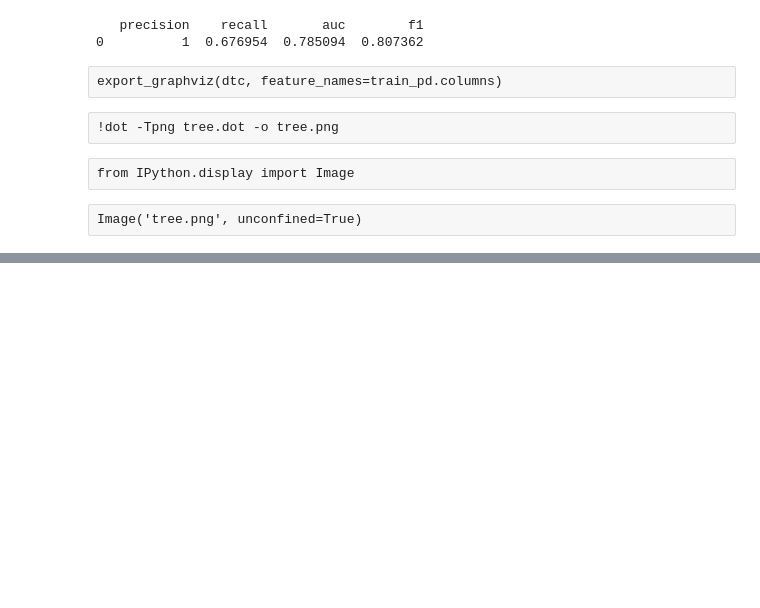
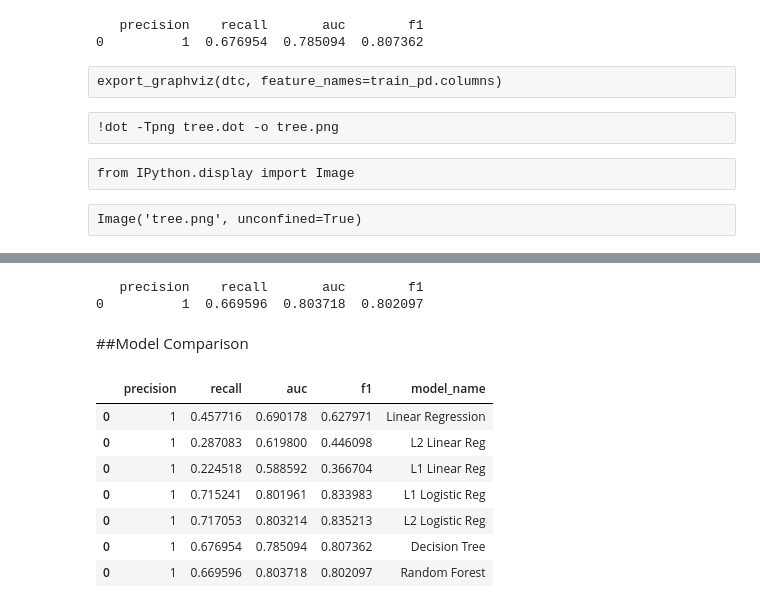
Before and after one commit to raghothams/bangpypers-intro-to-ml, a Jupyter notebook: Bangpypers-June-2015.ipynb, the cells around one changed output, grey strips where cells are left out. Drawn from its saved outputs; the diff is of its cells as text; code cells hidden in the pictures; blank space fills up the shorter version.

```diff
--- a/Bangpypers-June-2015.ipynb
+++ b/Bangpypers-June-2015.ipynb
@@ -671,0 +682,24 @@ Image('tree.png', unconfined=True)
+# %%
+rf_clf_cv_metrics = pd.DataFrame(rf_clf_cv_metric).mean()
+rf_clf_cv_metrics_pd = pd.DataFrame(pd.DataFrame(rf_clf_cv_metrics).T)
+rf_clf_cv_metrics_pd.columns=['precision', 'recall', 'auc', 'f1']
+print rf_clf_cv_metrics_pd
+# %% [output]
+   precision    recall       auc        f1
+0          1  0.669596  0.803718  0.802097
+# %% [markdown]
+##Model Comparison
+# %%
+frames = [ols_metrics_pd, ridge_metrics_pd, lasso_cv_metrics_pd, log_reg_l1_metrics_pd, log_reg_l2_metrics_pd, dtc_metrics_pd, rf_clf_cv_metrics_pd]
+model_analysis = pd.concat(frames)
+model_analysis['model_name'] = ['Linear Regression', 'L2 Linear Reg', 'L1 Linear Reg', 'L1 Logistic Reg', 'L2 Logistic Reg', 'Decision Tree', 'Random Forest']
+model_analysis
+# %% [output]
+|  | precision | recall | auc | f1 | model_name |
+| 0 | 1 | 0.457716 | 0.690178 | 0.627971 | Linear Regression |
+| 0 | 1 | 0.287083 | 0.619800 | 0.446098 | L2 Linear Reg |
+| 0 | 1 | 0.224518 | 0.588592 | 0.366704 | L1 Linear Reg |
+| 0 | 1 | 0.715241 | 0.801961 | 0.833983 | L1 Logistic Reg |
+| 0 | 1 | 0.717053 | 0.803214 | 0.835213 | L2 Logistic Reg |
+| 0 | 1 | 0.676954 | 0.785094 | 0.807362 | Decision Tree |
+| 0 | 1 | 0.669596 | 0.803718 | 0.802097 | Random Forest |
```
Also changed, not shown: parts of 4 cells of this notebook.
